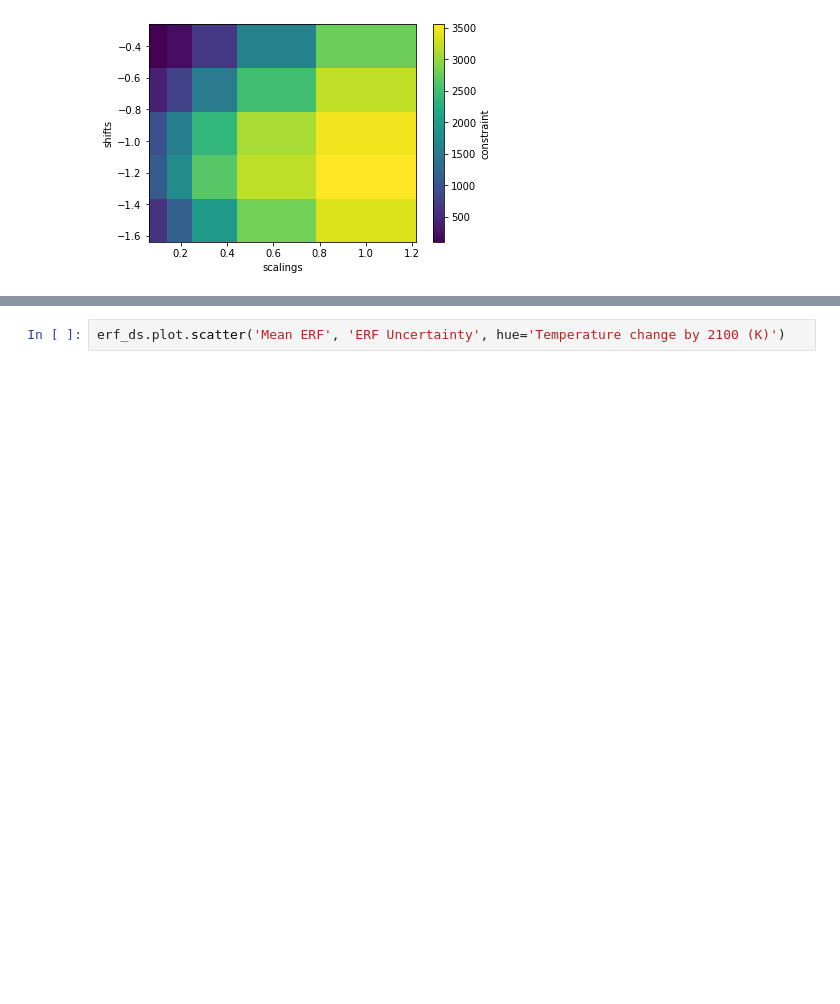
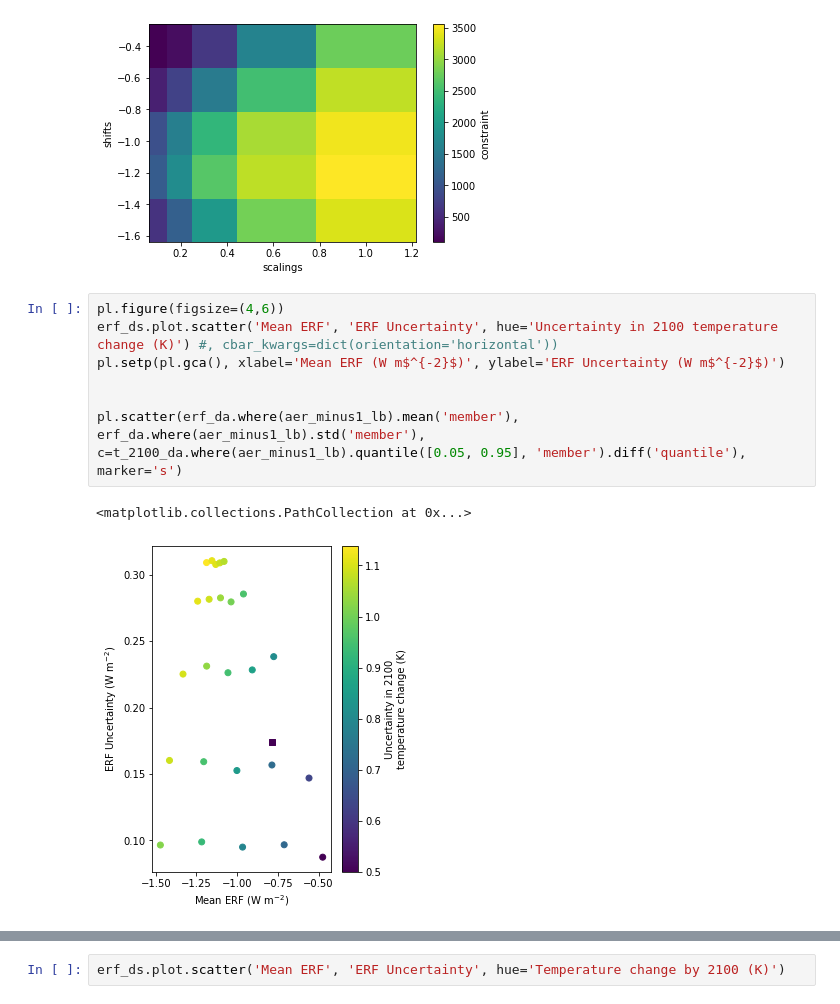
Before and after one commit to chrisroadmap/ar6-aerosol-uncertainty, a Jupyter notebook: notebooks/300_systematic_resampling.ipynb, the cells around one changed output, grey strips where cells are left out. Drawn from its saved outputs; the diff is of its cells as text; blank space fills up the shorter version.

```diff
--- a/notebooks/300_systematic_resampling.ipynb
+++ b/notebooks/300_systematic_resampling.ipynb
@@ -84,4 +95,14 @@ erf_ds.constraint.sum("member").plot()
 # %% [output]
 <matplotlib.collections.QuadMesh at 0x...>
 [figure]
+# %%
+pl.figure(figsize=(4,6))
+erf_ds.plot.scatter('Mean ERF', 'ERF Uncertainty', hue='Uncertainty in 2100 temperature change (K)') #, cbar_kwargs=dict(orientation='horizontal'))
+pl.setp(pl.gca(), xlabel='Mean ERF (W m$^{-2}$)', ylabel='ERF Uncertainty (W m$^{-2}$)')
+
+
+pl.scatter(erf_da.where(aer_minus1_lb).mean('member'), erf_da.where(aer_minus1_lb).std('member'), c=t_2100_da.where(aer_minus1_lb).quantile([0.05, 0.95], 'member').diff('quantile'), marker='s')
+# %% [output]
+<matplotlib.collections.PathCollection at 0x...>
+[figure, added]
 # %%
```
Also changed, not shown: parts of 17 cells of this notebook.
